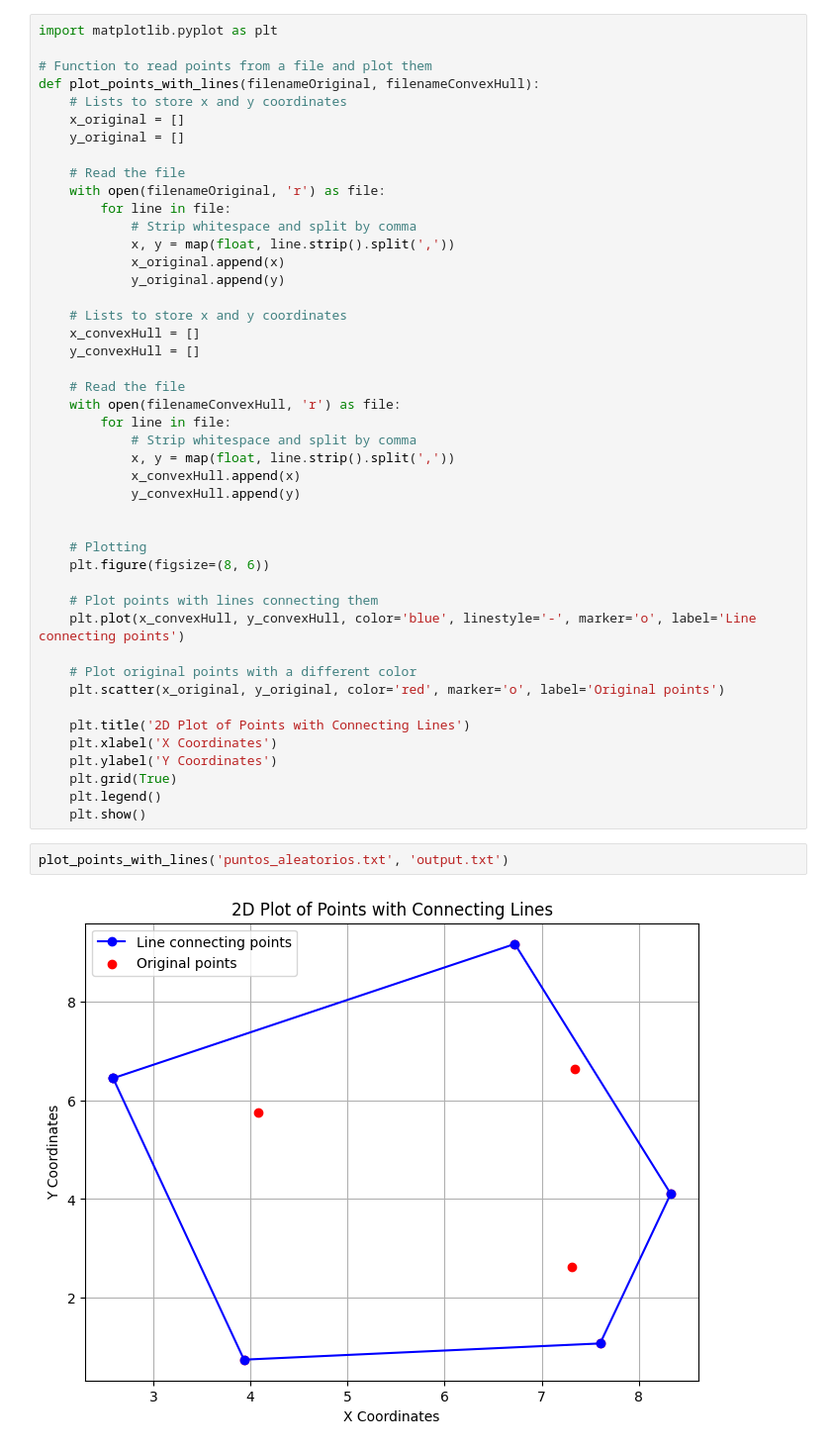
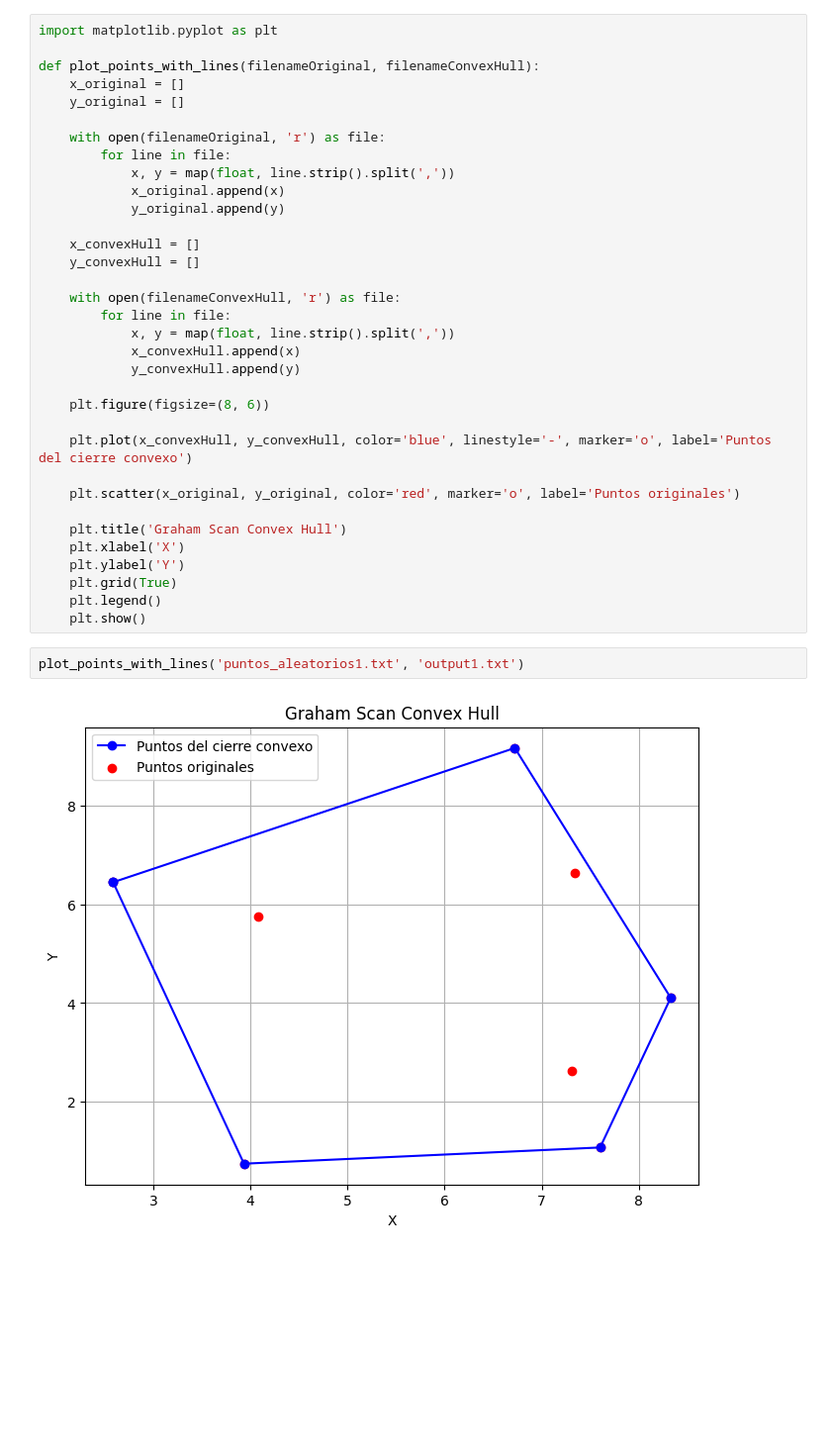
Before and after one commit to fidelMB/advanced-algorithms-TC2038.607, a Jupyter notebook: geometria_computacional/graficarGrahamScan.ipynb, the cells around one changed output. Shown at 99% size. Drawn from its saved outputs; the diff is of its cells as text; blank space fills up the shorter version.

```diff
--- a/geometria_computacional/graficarGrahamScan.ipynb
+++ b/geometria_computacional/graficarGrahamScan.ipynb
@@ -1,49 +1,38 @@
 # %%
 import matplotlib.pyplot as plt
 
-# Function to read points from a file and plot them
 def plot_points_with_lines(filenameOriginal, filenameConvexHull):
-    # Lists to store x and y coordinates
     x_original = []
     y_original = []
 
-    # Read the file
     with open(filenameOriginal, 'r') as file:
         for line in file:
-            # Strip whitespace and split by comma
             x, y = map(float, line.strip().split(','))
             x_original.append(x)
             y_original.append(y)
 
-    # Lists to store x and y coordinates
     x_convexHull = []
     y_convexHull = []
 
-    # Read the file
     with open(filenameConvexHull, 'r') as file:
         for line in file:
-            # Strip whitespace and split by comma
             x, y = map(float, line.strip().split(','))
             x_convexHull.append(x)
             y_convexHull.append(y)
 
-
-    # Plotting
     plt.figure(figsize=(8, 6))
 
-    # Plot points with lines connecting them
-    plt.plot(x_convexHull, y_convexHull, color='blue', linestyle='-', marker='o', label='Line connecting points')
+    plt.plot(x_convexHull, y_convexHull, color='blue', linestyle='-', marker='o', label='Puntos del cierre convexo')
 
-    # Plot original points with a different color
-    plt.scatter(x_original, y_original, color='red', marker='o', label='Original points')
+    plt.scatter(x_original, y_original, color='red', marker='o', label='Puntos originales')
 
-    plt.title('2D Plot of Points with Connecting Lines')
-    plt.xlabel('X Coordinates')
-    plt.ylabel('Y Coordinates')
+    plt.title('Graham Scan Convex Hull')
+    plt.xlabel('X')
+    plt.ylabel('Y')
     plt.grid(True)
     plt.legend()
     plt.show()
 # %%
-plot_points_with_lines('puntos_aleatorios.txt', 'output.txt')
+plot_points_with_lines('puntos_aleatorios1.txt', 'output1.txt')
 # %% [output]
-[figure, old version]
+[figure, new version]
```
Also changed, not shown: parts of 4 cells of this notebook, 17 other files.
